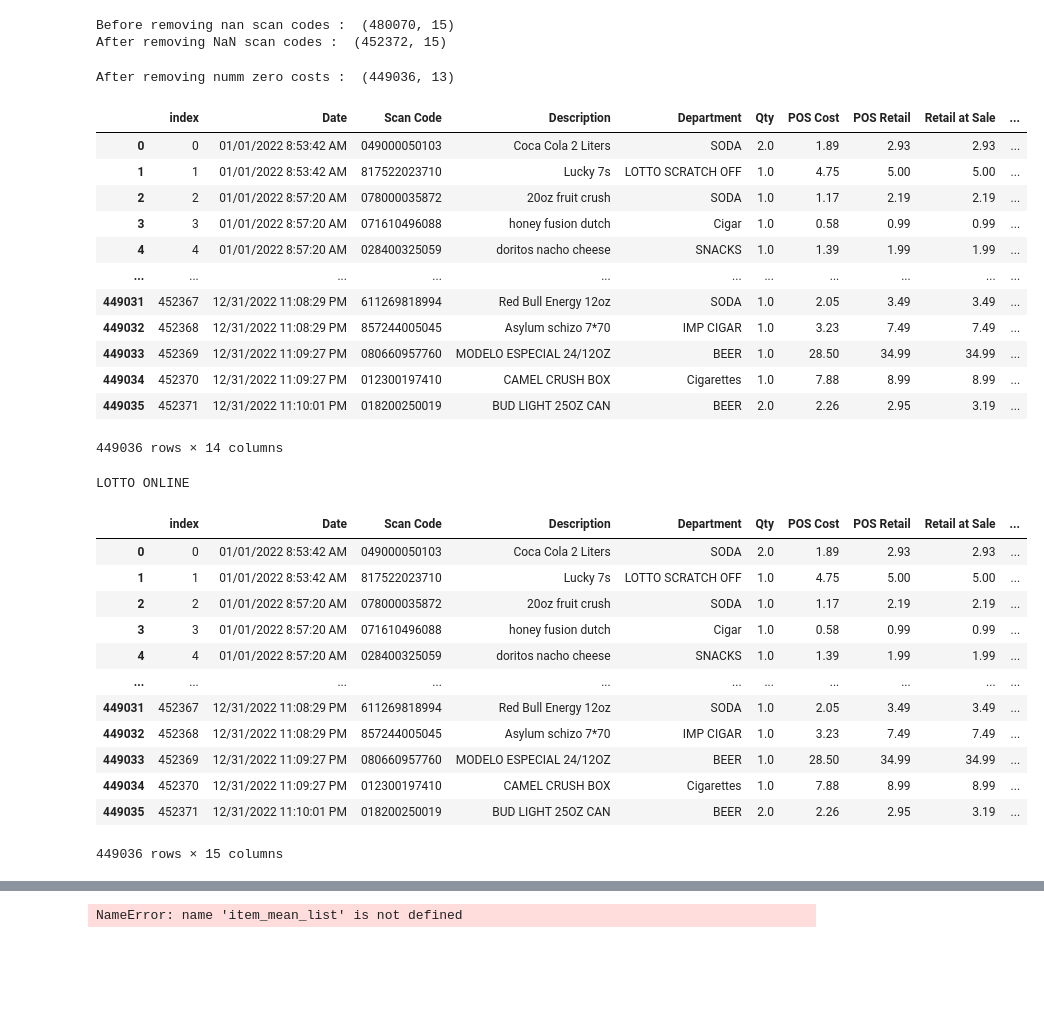
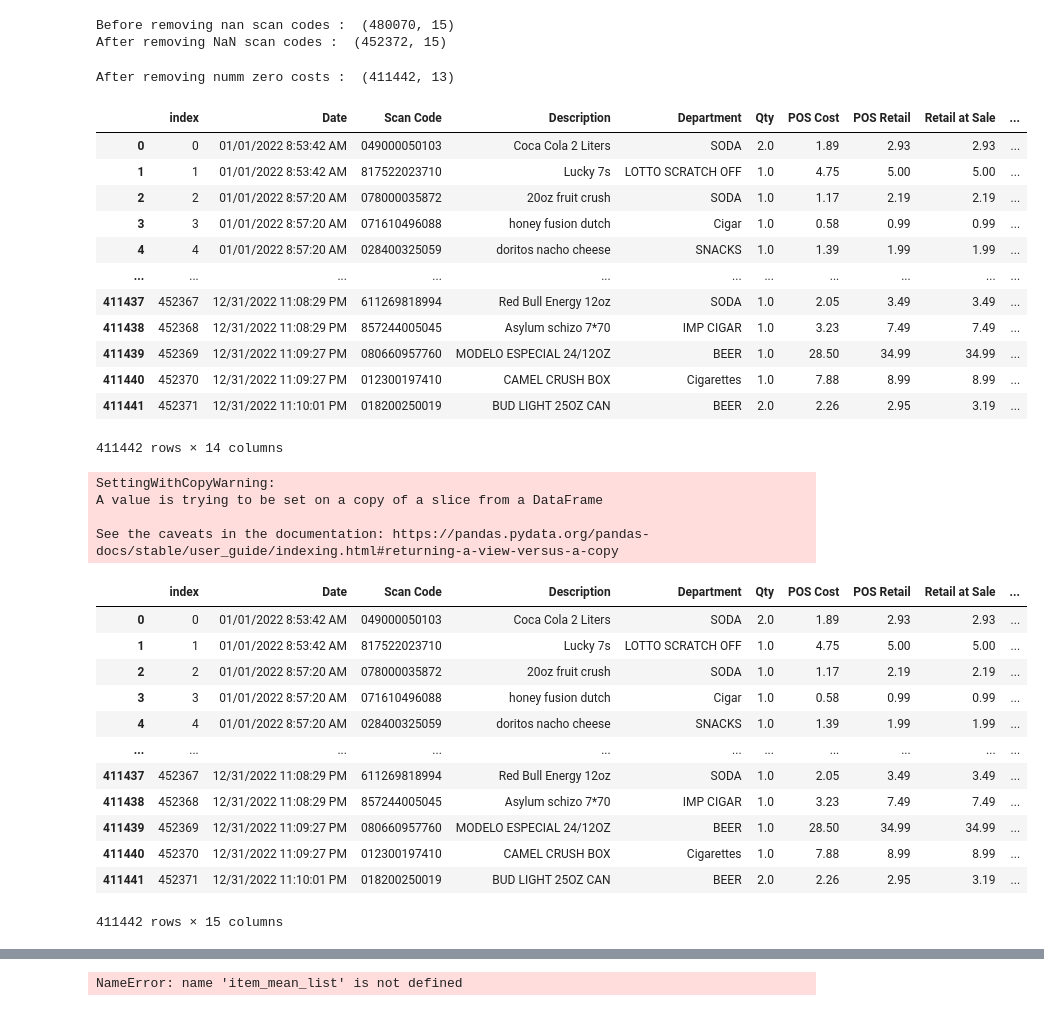
Before and after one commit to jcode999/Demand-Forecaster, a Jupyter notebook: Demand_Sale_Forecast.ipynb, the cells around one changed output, grey strips where cells are left out. Cells and saved outputs as stored; diff of their text form; code cells hidden in the pictures; blank space fills up the shorter version.

```diff
--- a/Demand_Sale_Forecast.ipynb
+++ b/Demand_Sale_Forecast.ipynb
@@ -129,6 +136,7 @@ for i in nan_scan_code:
     #print(df['Description'][i])
     if df['Department'][i] == 'GAS PUMP #1' or df['Department'][i] == 'GAS PUMP #2' or df['Department'][i] == 'GAS PUMP #3' or df['Department'][i] == 'GAS PUMP #4':
         df.loc[df.index[i], 'Scan Code'] = '2235'
+        df.loc[df.index[i], 'Department'] = 'GAS'
     elif df['Department'][i] == 'LOTTO ONLINE':
         df.loc[df.index[i], 'Scan Code'] = '2236'
 
@@ -159,7 +167,7 @@ print("After removing numm zero costs : ",df.shape)
 df.reset_index(inplace=True)
 df
 # %% [output]
-After removing numm zero costs :  (449036, 13)
+After removing numm zero costs :  (411442, 13)
 |  | index | Date | Scan Code | Description | Department | Qty | POS Cost | POS Retail | Retail at Sale | ... |
 | 0 | 0 | 01/01/2022 8:53:42 AM | 049000050103 | Coca Cola 2 Liters | SODA | 2.0 | 1.89 | 2.93 | 2.93 | ... |
 | 1 | 1 | 01/01/2022 8:53:42 AM | 817522023710 | Lucky 7s | LOTTO SCRATCH OFF | 1.0 | 4.75 | 5.00 | 5.00 | ... |
@@ -167,9 +175,9 @@ After removing numm zero costs :  (449036, 13)
 | 3 | 3 | 01/01/2022 8:57:20 AM | 071610496088 | honey fusion dutch | Cigar | 1.0 | 0.58 | 0.99 | 0.99 | ... |
 | 4 | 4 | 01/01/2022 8:57:20 AM | 028400325059 | doritos nacho cheese | SNACKS | 1.0 | 1.39 | 1.99 | 1.99 | ... |
 | ... | ... | ... | ... | ... | ... | ... | ... | ... | ... | ... |
-| 449031 | 452367 | 12/31/2022 11:08:29 PM | 611269818994 | Red Bull Energy 12oz | SODA | 1.0 | 2.05 | 3.49 | 3.49 | ... |
-| 449032 | 452368 | 12/31/2022 11:08:29 PM | 857244005045 | Asylum schizo 7*70 | IMP CIGAR | 1.0 | 3.23 | 7.49 | 7.49 | ... |
-| 449033 | 452369 | 12/31/2022 11:09:27 PM | 080660957760 | MODELO ESPECIAL 24/12OZ | BEER | 1.0 | 28.50 | 34.99 | 34.99 | ... |
-| 449034 | 452370 | 12/31/2022 11:09:27 PM | 012300197410 | CAMEL CRUSH BOX | Cigarettes | 1.0 | 7.88 | 8.99 | 8.99 | ... |
-| 449035 | 452371 | 12/31/2022 11:10:01 PM | 018200250019 | BUD LIGHT 25OZ CAN | BEER | 2.0 | 2.26 | 2.95 | 3.19 | ... |
+| 411437 | 452367 | 12/31/2022 11:08:29 PM | 611269818994 | Red Bull Energy 12oz | SODA | 1.0 | 2.05 | 3.49 | 3.49 | ... |
+| 411438 | 452368 | 12/31/2022 11:08:29 PM | 857244005045 | Asylum schizo 7*70 | IMP CIGAR | 1.0 | 3.23 | 7.49 | 7.49 | ... |
+| 411439 | 452369 | 12/31/2022 11:09:27 PM | 080660957760 | MODELO ESPECIAL 24/12OZ | BEER | 1.0 | 28.50 | 34.99 | 34.99 | ... |
+| 411440 | 452370 | 12/31/2022 11:09:27 PM | 012300197410 | CAMEL CRUSH BOX | Cigarettes | 1.0 | 7.88 | 8.99 | 8.99 | ... |
+| 411441 | 452371 | 12/31/2022 11:10:01 PM | 018200250019 | BUD LIGHT 25OZ CAN | BEER | 2.0 | 2.26 | 2.95 | 3.19 | ... |
-449036 rows × 14 columns
+411442 rows × 14 columns
@@ -176,27 +186,30 @@ After removing numm zero costs :  (449036, 13)
 # %%
 #find promotions and discounts
 #finding discounted items and thier respective dates
 zero_retail = getEmptyCells(df,'Retail at Sale')
-print(df['Department'][171])
+df['Discounts'] = ''
 for i in zero_retail:
     df['Retail at Sale'][i] = df['POS Retail'][i]
 df['Discounts'] = df['Retail at Sale'] - df['POS Retail']
 df
 # %% [output]
-LOTTO ONLINE
+SettingWithCopyWarning:
+A value is trying to be set on a copy of a slice from a DataFrame
+
+See the caveats in the documentation: https://pandas.pydata.org/pandas-docs/stable/user_guide/indexing.html#returning-a-view-versus-a-copy
 |  | index | Date | Scan Code | Description | Department | Qty | POS Cost | POS Retail | Retail at Sale | ... |
 | 0 | 0 | 01/01/2022 8:53:42 AM | 049000050103 | Coca Cola 2 Liters | SODA | 2.0 | 1.89 | 2.93 | 2.93 | ... |
 | 1 | 1 | 01/01/2022 8:53:42 AM | 817522023710 | Lucky 7s | LOTTO SCRATCH OFF | 1.0 | 4.75 | 5.00 | 5.00 | ... |
 | 2 | 2 | 01/01/2022 8:57:20 AM | 078000035872 | 20oz fruit crush | SODA | 1.0 | 1.17 | 2.19 | 2.19 | ... |
 | 3 | 3 | 01/01/2022 8:57:20 AM | 071610496088 | honey fusion dutch | Cigar | 1.0 | 0.58 | 0.99 | 0.99 | ... |
 | 4 | 4 | 01/01/2022 8:57:20 AM | 028400325059 | doritos nacho cheese | SNACKS | 1.0 | 1.39 | 1.99 | 1.99 | ... |
 | ... | ... | ... | ... | ... | ... | ... | ... | ... | ... | ... |
-| 449031 | 452367 | 12/31/2022 11:08:29 PM | 611269818994 | Red Bull Energy 12oz | SODA | 1.0 | 2.05 | 3.49 | 3.49 | ... |
-| 449032 | 452368 | 12/31/2022 11:08:29 PM | 857244005045 | Asylum schizo 7*70 | IMP CIGAR | 1.0 | 3.23 | 7.49 | 7.49 | ... |
-| 449033 | 452369 | 12/31/2022 11:09:27 PM | 080660957760 | MODELO ESPECIAL 24/12OZ | BEER | 1.0 | 28.50 | 34.99 | 34.99 | ... |
-| 449034 | 452370 | 12/31/2022 11:09:27 PM | 012300197410 | CAMEL CRUSH BOX | Cigarettes | 1.0 | 7.88 | 8.99 | 8.99 | ... |
-| 449035 | 452371 | 12/31/2022 11:10:01 PM | 018200250019 | BUD LIGHT 25OZ CAN | BEER | 2.0 | 2.26 | 2.95 | 3.19 | ... |
+| 411437 | 452367 | 12/31/2022 11:08:29 PM | 611269818994 | Red Bull Energy 12oz | SODA | 1.0 | 2.05 | 3.49 | 3.49 | ... |
+| 411438 | 452368 | 12/31/2022 11:08:29 PM | 857244005045 | Asylum schizo 7*70 | IMP CIGAR | 1.0 | 3.23 | 7.49 | 7.49 | ... |
+| 411439 | 452369 | 12/31/2022 11:09:27 PM | 080660957760 | MODELO ESPECIAL 24/12OZ | BEER | 1.0 | 28.50 | 34.99 | 34.99 | ... |
+| 411440 | 452370 | 12/31/2022 11:09:27 PM | 012300197410 | CAMEL CRUSH BOX | Cigarettes | 1.0 | 7.88 | 8.99 | 8.99 | ... |
+| 411441 | 452371 | 12/31/2022 11:10:01 PM | 018200250019 | BUD LIGHT 25OZ CAN | BEER | 2.0 | 2.26 | 2.95 | 3.19 | ... |
-449036 rows × 15 columns
+411442 rows × 15 columns
 # %%
 # group weekly
 #convert to Date column to proper date format
```
Also changed, not shown: parts of 22 cells of this notebook, 10 other files.
